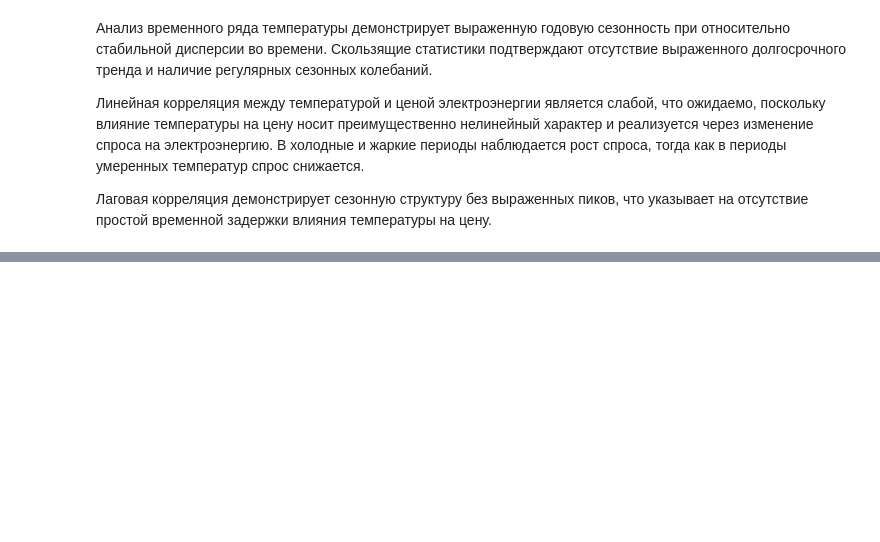
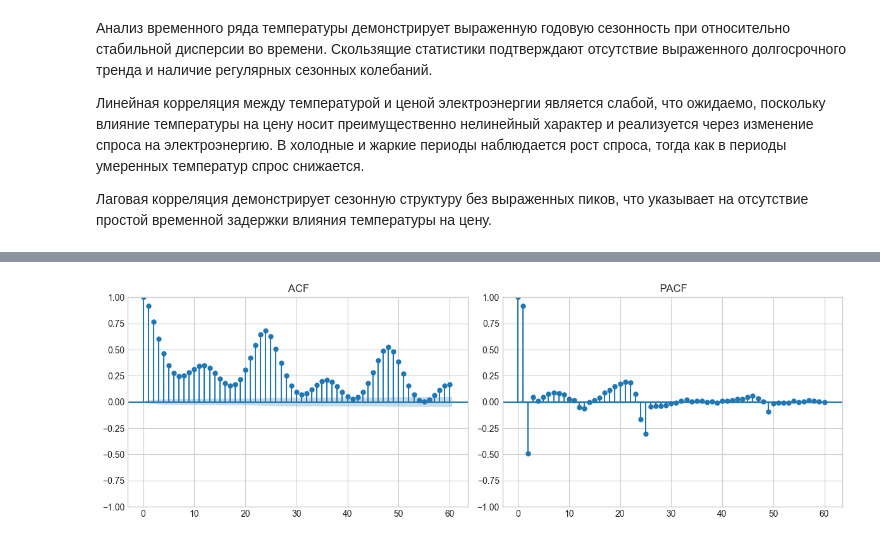
Before and after one commit to ElenaIbr/electricity-price-forecasting-nl, a Jupyter notebook: notebooks/02_eda.ipynb, the cells around one changed output, grey strips where cells are left out. Cells and saved outputs as stored; diff of their text form; code cells hidden in the pictures; blank space fills up the shorter version.

```diff
--- a/notebooks/02_eda.ipynb
+++ b/notebooks/02_eda.ipynb
@@ -440,8 +424,8 @@ def plot_acf_pacf(series, lags=60, title_prefix=""):
     plot_acf(series, lags=lags, ax=axes[0])
     axes[0].set_title(f"{title_prefix} ACF")
 
-    plot_pacf(series, lags=lags, method='ywm', ax=axes[1])
-    axes[1].set_title(f"{title_prefix} ACF")
+    plot_pacf(series, lags=lags, method="ywm", ax=axes[1])
+    axes[1].set_title(f"{title_prefix} PACF")
 
     plt.tight_layout()
     plt.show()
@@ -1070,0 +1154,4 @@ Best lag correlation: -0.0625
+# %%
+plot_acf_pacf(price_hourly_2023_2025)
+# %% [output]
+[figure, added]
```
Also changed, not shown: parts of 63 cells of this notebook.
